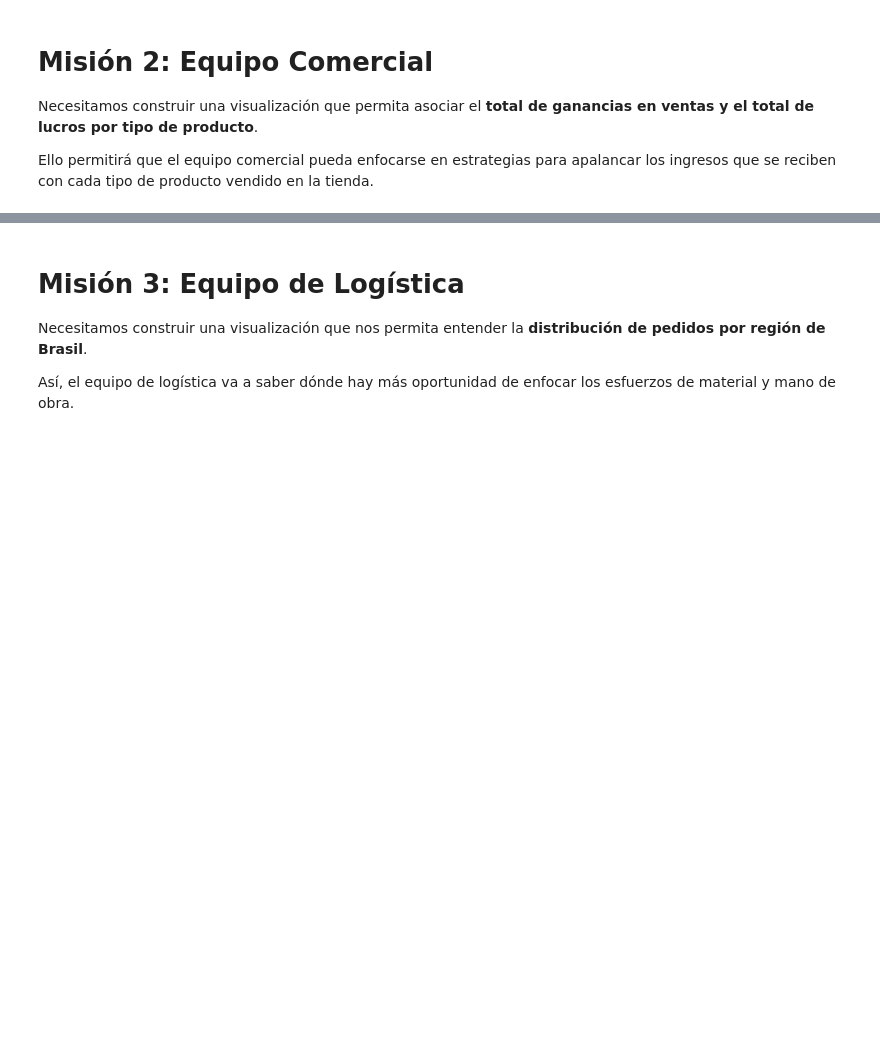
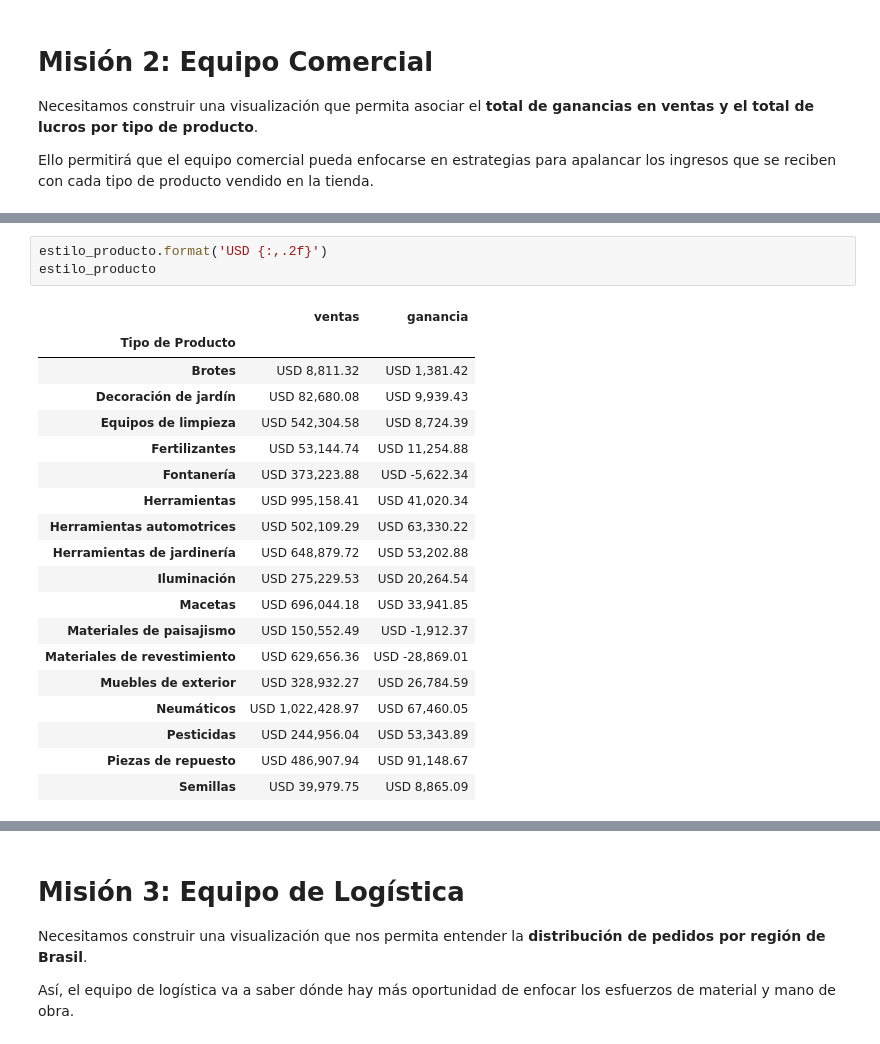
Before and after one commit to LordAguaKate/Pandas, a Jupyter notebook: Estilizacion_de_tablas.ipynb, the cells around one changed output, grey strips where cells are left out. Drawn from its saved outputs; the diff is of its cells as text; blank space fills up the shorter version.

```diff
--- a/Estilizacion_de_tablas.ipynb
+++ b/Estilizacion_de_tablas.ipynb
@@ -186,0 +256,23 @@ Ello permitirá que el equipo comercial pueda enfocarse en estrategias para apal
+# %%
+estilo_producto.format('USD {:,.2f}')
+estilo_producto
+# %% [output]
+|  | ventas | ganancia |
+| Tipo de Producto |  |  |
+| Brotes | USD 8,811.32 | USD 1,381.42 |
+| Decoración de jardín | USD 82,680.08 | USD 9,939.43 |
+| Equipos de limpieza | USD 542,304.58 | USD 8,724.39 |
+| Fertilizantes | USD 53,144.74 | USD 11,254.88 |
+| Fontanería | USD 373,223.88 | USD -5,622.34 |
+| Herramientas | USD 995,158.41 | USD 41,020.34 |
+| Herramientas automotrices | USD 502,109.29 | USD 63,330.22 |
+| Herramientas de jardinería | USD 648,879.72 | USD 53,202.88 |
+| Iluminación | USD 275,229.53 | USD 20,264.54 |
+| Macetas | USD 696,044.18 | USD 33,941.85 |
+| Materiales de paisajismo | USD 150,552.49 | USD -1,912.37 |
+| Materiales de revestimiento | USD 629,656.36 | USD -28,869.01 |
+| Muebles de exterior | USD 328,932.27 | USD 26,784.59 |
+| Neumáticos | USD 1,022,428.97 | USD 67,460.05 |
+| Pesticidas | USD 244,956.04 | USD 53,343.89 |
+| Piezas de repuesto | USD 486,907.94 | USD 91,148.67 |
+| Semillas | USD 39,979.75 | USD 8,865.09 |
```
Also changed, not shown: parts of 7 cells of this notebook.
